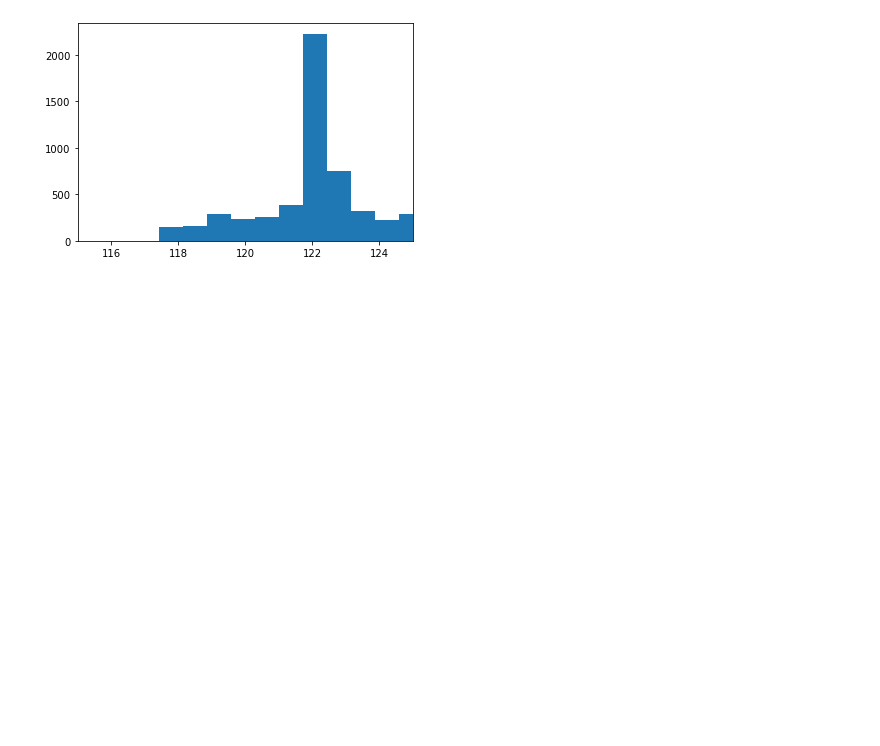
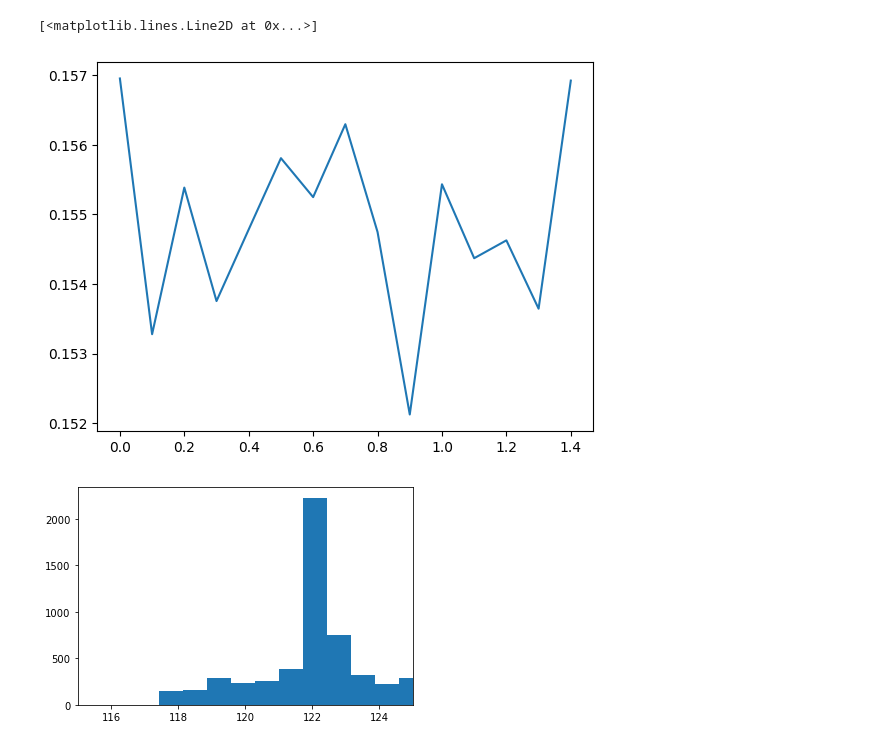
Before and after one commit to jbrowni2/analysis, a Jupyter notebook: optimize/gridsearch.ipynb, the cells around one changed output. Drawn from its saved outputs; the diff is of its cells as text; code cells hidden in the pictures; blank space fills up the shorter version.

```diff
--- a/optimize/gridsearch.ipynb
+++ b/optimize/gridsearch.ipynb
@@ -167,0 +184,22 @@ array([[0.65985367, 0.62757357, 0.61536467, 0.6096737 , 0.62770978],
+# %%
+rise_arr = np.linspace(10,10,1)
+flat_arr = np.linspace(0.1,1.6,15)
+
+rr, ff = np.meshgrid(rise_arr, flat_arr)
+zz = np.zeros_like(rr)
+
+
+for i,flat in enumerate(flat_arr):
+    for j,rise in enumerate(rise_arr):
+        print(j)
+        flat_units = str(flat)+'*us'
+        rise_units = str(rise)+'*us'
+        args = ['sub1',rise_units,flat_units,'wf_trap']
+        dsp_config['processors']['wf_trap']['args'] = args
+
+        fom = run_one_dsp(tb_wfs, dsp_config,fom_function=peak_width, verbosity=True)
+        #fom = run_one_dsp(tb_wfs, dsp_config, verbosity=True)
+        #peak_width(fom, 1, True)
+
+        zz[i,j] = fom
+        print(zz)
@@ -168,3 +224,10 @@ array([[0.65985367, 0.62757357, 0.61536467, 0.6096737 , 0.62770978],
+# %%
+x = np.arange(0,1.5,0.1)
+y = zz[:,0]
+plt.plot(x,y)
+# %% [output]
+[<matplotlib.lines.Line2D at 0x...>]
+[figure, added]
 # %%
 flat_units = str(15)+'*us'
 rise_units = str(15)+'*us'
```
Also changed, not shown: parts of 11 cells of this notebook, 8 other files.
